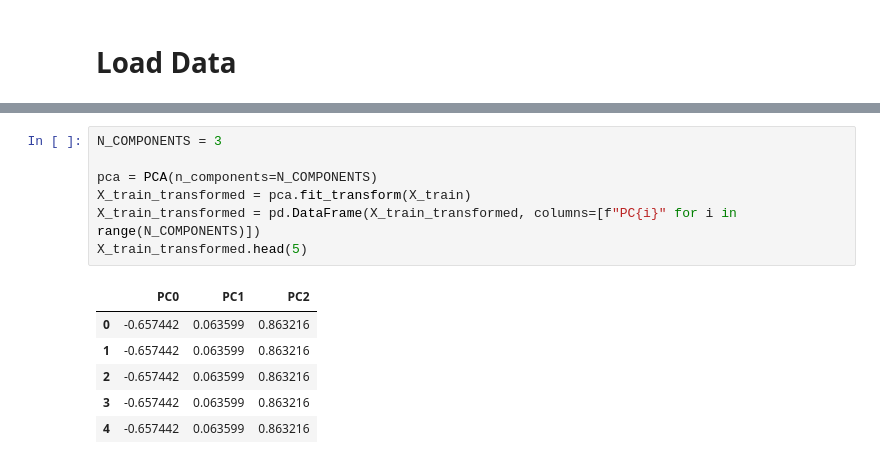
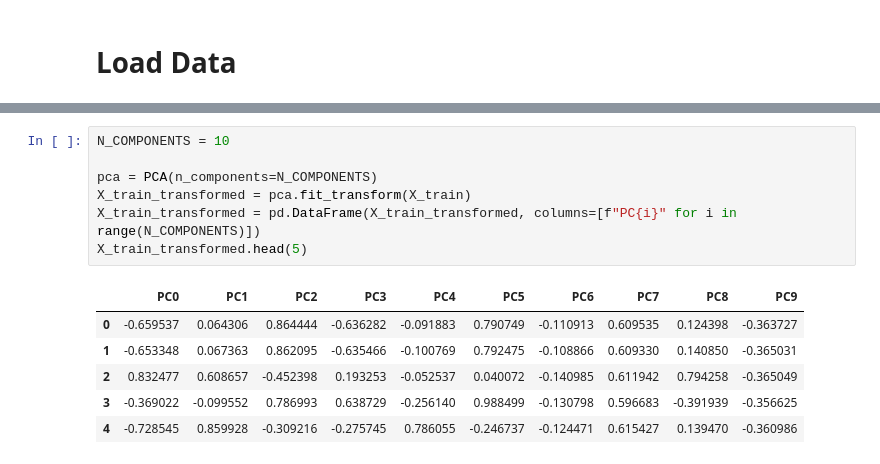
Before and after one commit to nina-prog/meta-learning-for-encoder-selection, a Jupyter notebook: notebooks/week09/week09-dimensionality-reduction-pca.ipynb, the cells around one changed output, grey strips where cells are left out. Cells and saved outputs as stored; diff of their text form.

```diff
--- a/notebooks/week09/week09-dimensionality-reduction-pca.ipynb
+++ b/notebooks/week09/week09-dimensionality-reduction-pca.ipynb
@@ -39,14 +40,14 @@ X_train.head(5)
 # %%
-N_COMPONENTS = 3
+N_COMPONENTS = 10
 
 pca = PCA(n_components=N_COMPONENTS)
 X_train_transformed = pca.fit_transform(X_train)
 X_train_transformed = pd.DataFrame(X_train_transformed, columns=[f"PC{i}" for i in range(N_COMPONENTS)])
 X_train_transformed.head(5)
 # %% [output]
-|  | PC0 | PC1 | PC2 |
-| 0 | -0.657442 | 0.063599 | 0.863216 |
-| 1 | -0.657442 | 0.063599 | 0.863216 |
-| 2 | -0.657442 | 0.063599 | 0.863216 |
-| 3 | -0.657442 | 0.063599 | 0.863216 |
-| 4 | -0.657442 | 0.063599 | 0.863216 |
+|  | PC0 | PC1 | PC2 | PC3 | PC4 | PC5 | PC6 | PC7 | PC8 | PC9 |
+| 0 | -0.659537 | 0.064306 | 0.864444 | -0.636282 | -0.091883 | 0.790749 | -0.110913 | 0.609535 | 0.124398 | -0.363727 |
+| 1 | -0.653348 | 0.067363 | 0.862095 | -0.635466 | -0.100769 | 0.792475 | -0.108866 | 0.609330 | 0.140850 | -0.365031 |
+| 2 | 0.832477 | 0.608657 | -0.452398 | 0.193253 | -0.052537 | 0.040072 | -0.140985 | 0.611942 | 0.794258 | -0.365049 |
+| 3 | -0.369022 | -0.099552 | 0.786993 | 0.638729 | -0.256140 | 0.988499 | -0.130798 | 0.596683 | -0.391939 | -0.356625 |
+| 4 | -0.728545 | 0.859928 | -0.309216 | -0.275745 | 0.786055 | -0.246737 | -0.124471 | 0.615427 | 0.139470 | -0.360986 |
```
Also changed, not shown: parts of 7 cells of this notebook.
